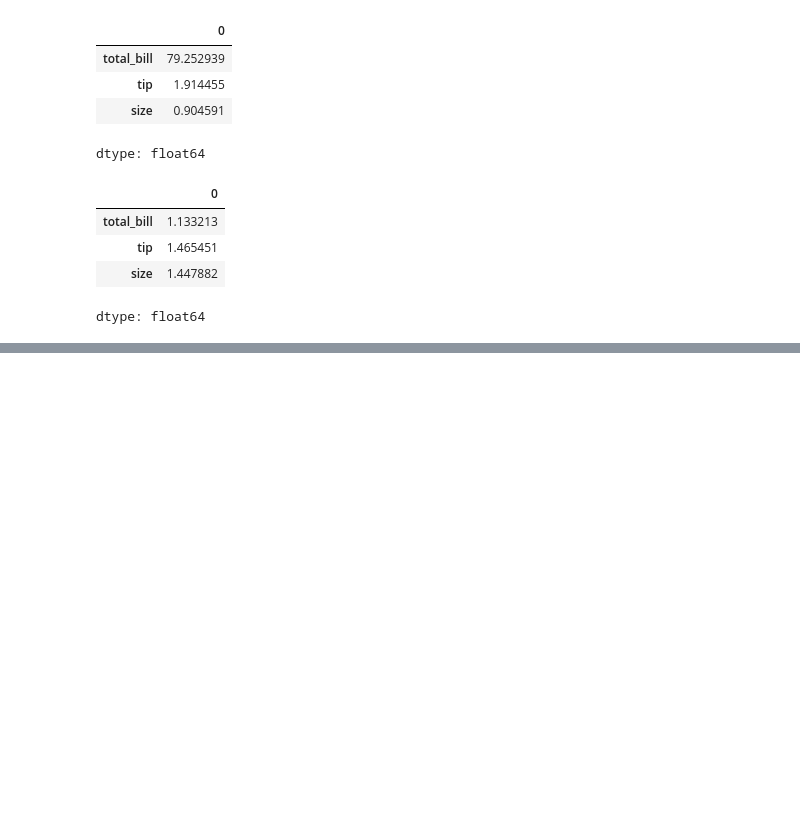
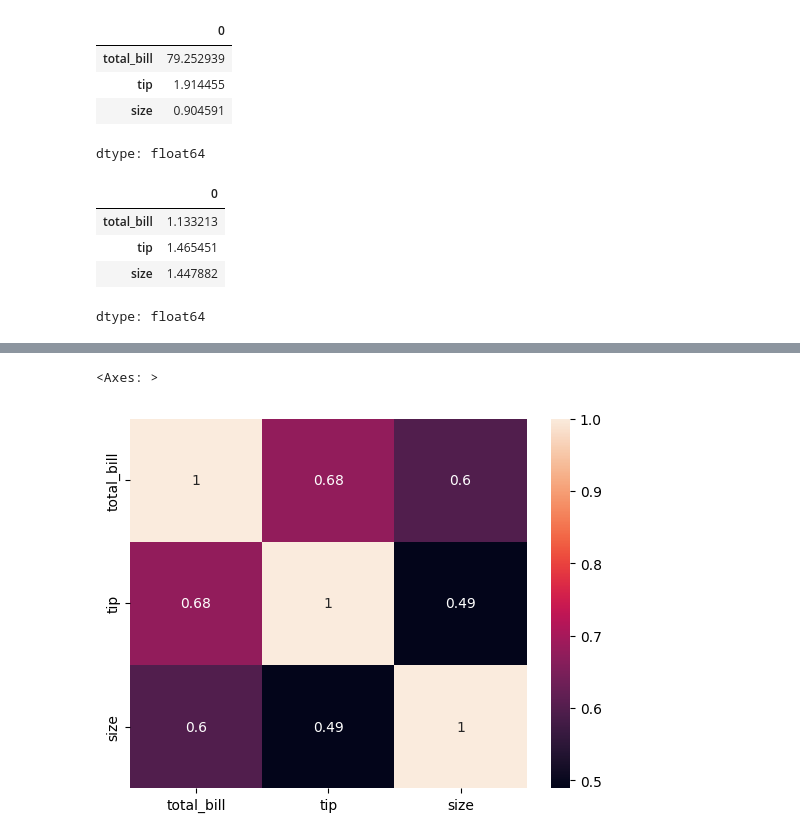
Before and after one commit to aswin-ar3669/IS-Python-Basics, a Jupyter notebook: IS_Class_3_Statistics.ipynb, the cells around one changed output, grey strips where cells are left out. Saved outputs shown, nothing was run; the diff lists cells and outputs as text; code cells hidden in the pictures; blank space fills up the shorter version.

```diff
--- a/IS_Class_3_Statistics.ipynb
+++ b/IS_Class_3_Statistics.ipynb
@@ -181,0 +214,5 @@ sns.distplot(num_df['total_bill'])
+# %%
+sns.heatmap(num_df.corr(),annot=True)
+# %% [output]
+<Axes: >
+[figure, added]
```
Also changed, not shown: parts of 7 cells of this notebook.
